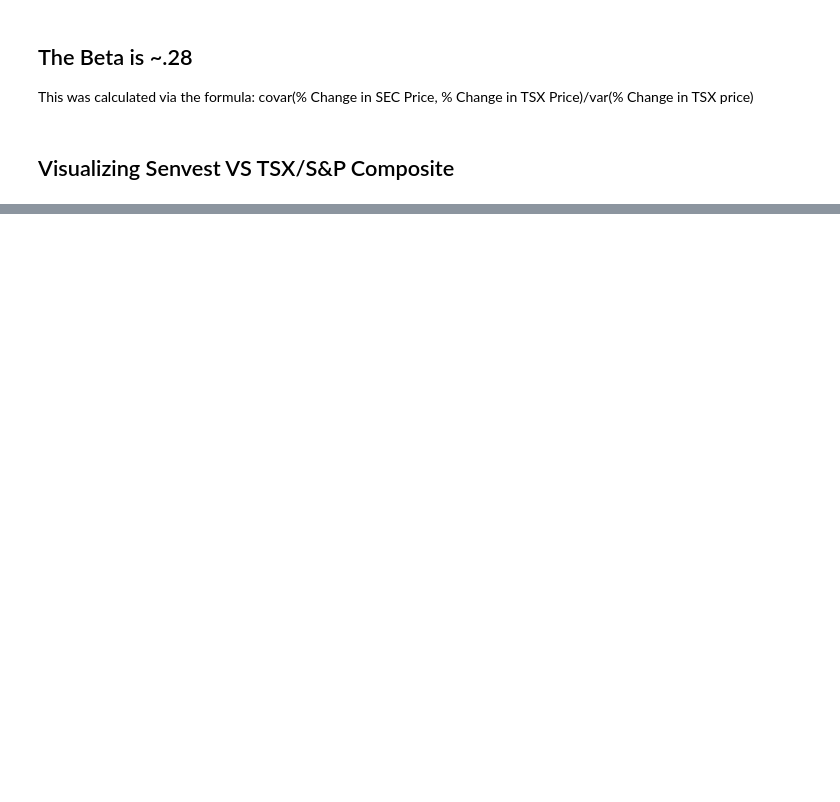
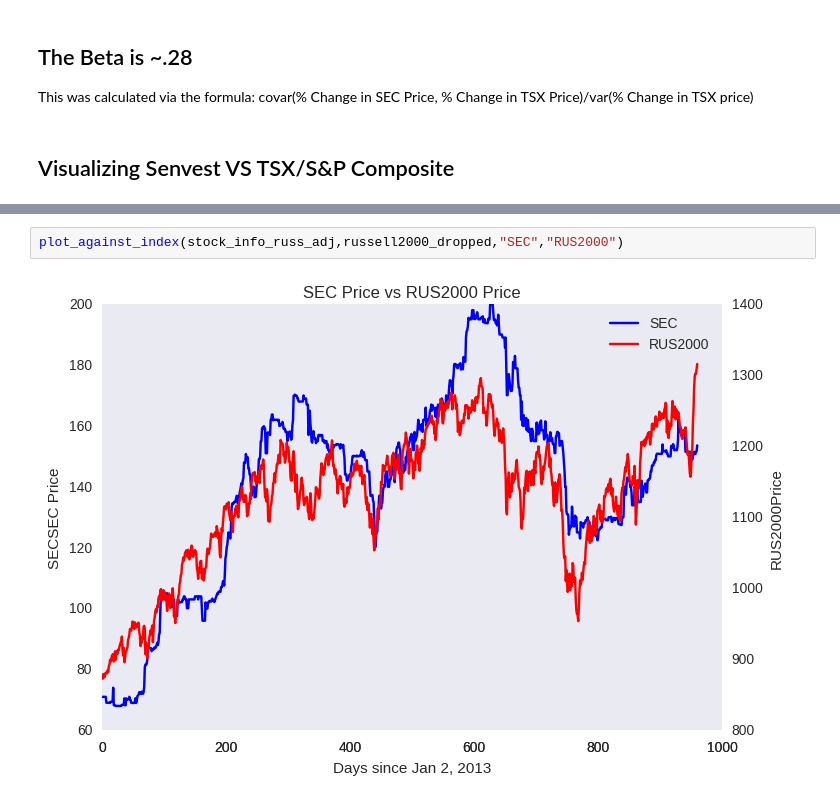
Before and after one commit to mattdeak/Senvest-Analysis, a Jupyter notebook: Senvest Capital Analysis.ipynb, the cells around one changed output, grey strips where cells are left out. Saved outputs shown, nothing was run; the diff lists cells and outputs as text; blank space fills up the shorter version.

```diff
--- a/Senvest Capital Analysis.ipynb
+++ b/Senvest Capital Analysis.ipynb
@@ -134,0 +163,4 @@ show()
+# %%
+plot_against_index(stock_info_russ_adj,russell2000_dropped,"SEC","RUS2000")
+# %% [output]
+[figure, added]
```
Also changed, not shown: parts of 7 cells of this notebook.
